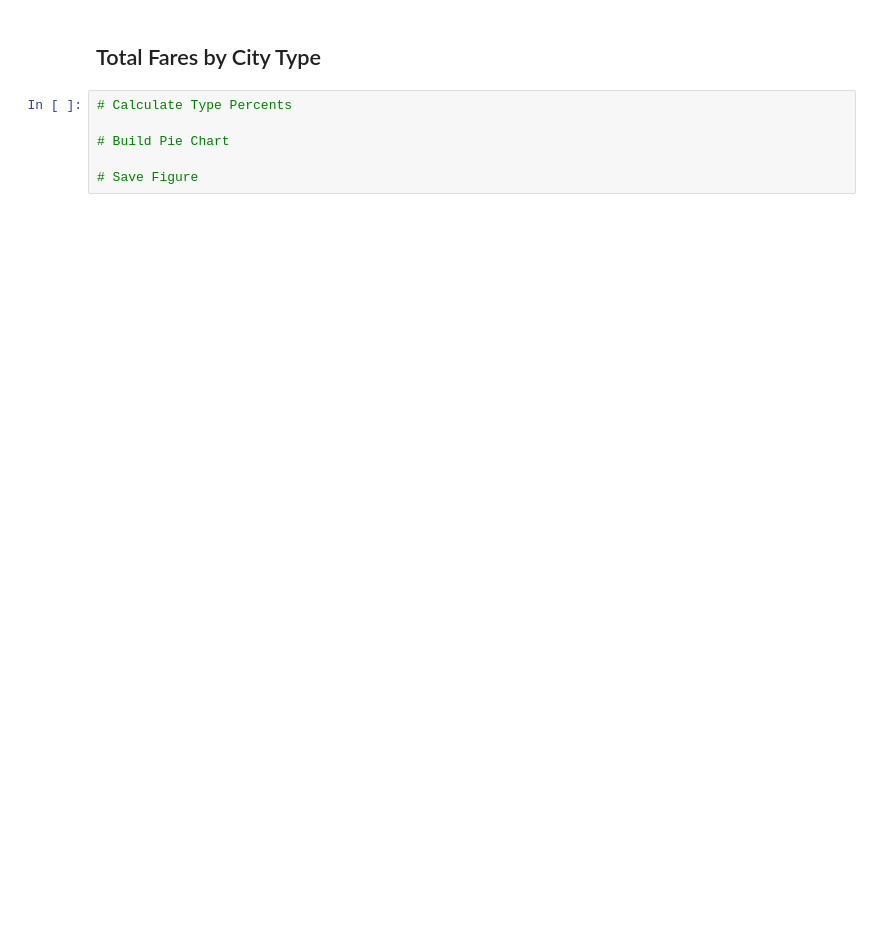
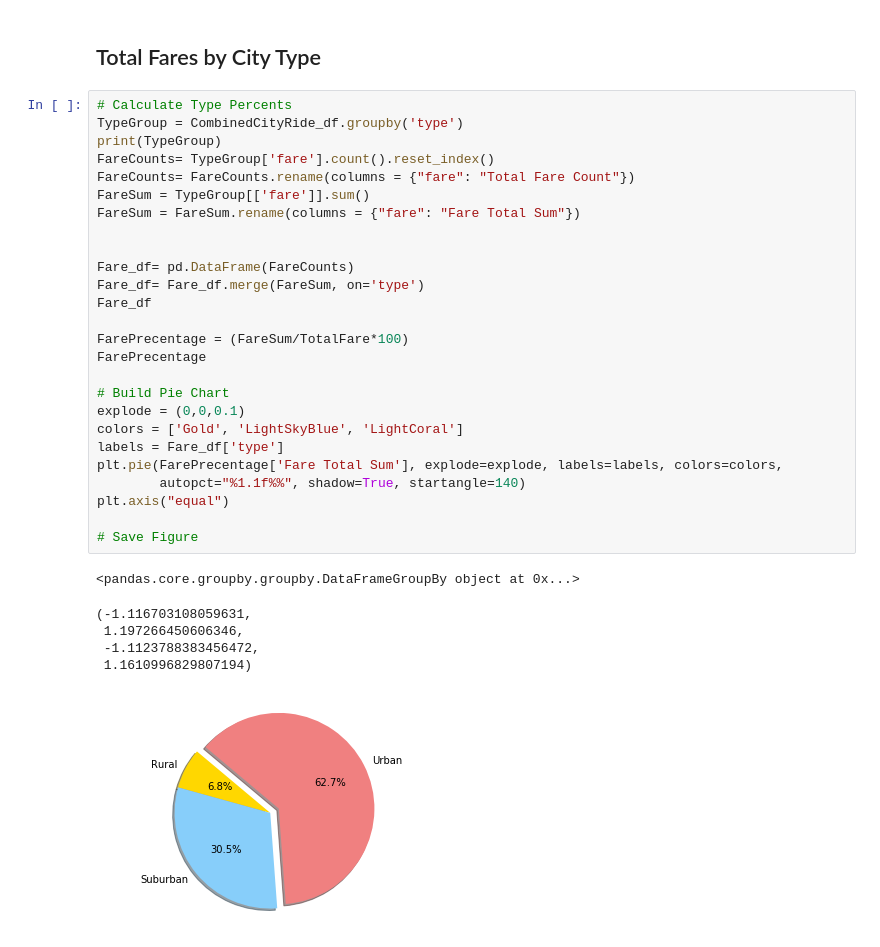
Before and after one commit to licia858/Matplotlib, a Jupyter notebook: Instructions/Pyber/pyber_starter.ipynb, the cells around one changed output. Saved outputs shown, nothing was run; the diff lists cells and outputs as text; blank space fills up the shorter version.

```diff
--- a/Instructions/Pyber/pyber_starter.ipynb
+++ b/Instructions/Pyber/pyber_starter.ipynb
@@ -45,7 +64,34 @@ plt.show()
 ## Total Fares by City Type
-# %%
-# Calculate Type Percents
-
-# Build Pie Chart
-
-# Save Figure
+# %%
+# Calculate Type Percents
+TypeGroup = CombinedCityRide_df.groupby('type')
+print(TypeGroup)
+FareCounts= TypeGroup['fare'].count().reset_index()
+FareCounts= FareCounts.rename(columns = {"fare": "Total Fare Count"})
+FareSum = TypeGroup[['fare']].sum()
+FareSum = FareSum.rename(columns = {"fare": "Fare Total Sum"})
+
+
+Fare_df= pd.DataFrame(FareCounts)
+Fare_df= Fare_df.merge(FareSum, on='type')
+Fare_df
+
+FarePrecentage = (FareSum/TotalFare*100)
+FarePrecentage
+
+# Build Pie Chart
+explode = (0,0,0.1)
+colors = ['Gold', 'LightSkyBlue', 'LightCoral']
+labels = Fare_df['type']
+plt.pie(FarePrecentage['Fare Total Sum'], explode=explode, labels=labels, colors=colors,
+        autopct="%1.1f%%", shadow=True, startangle=140)
+plt.axis("equal")
+
+# Save Figure
+# %% [output]
+<pandas.core.groupby.groupby.DataFrameGroupBy object at 0x...>
+(-1.116703108059631,
+ 1.197266450606346,
+ -1.1123788383456472,
+ 1.1610996829807194)
+[figure, added]
```
Also changed, not shown: parts of 19 cells of this notebook.
